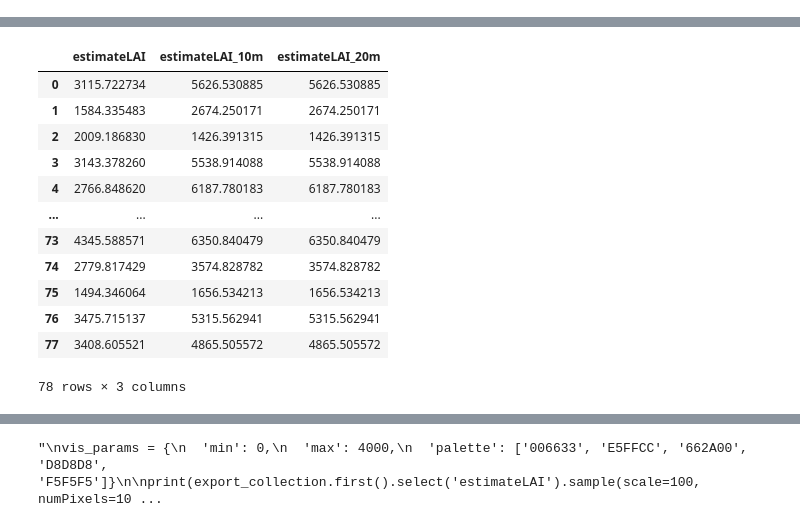
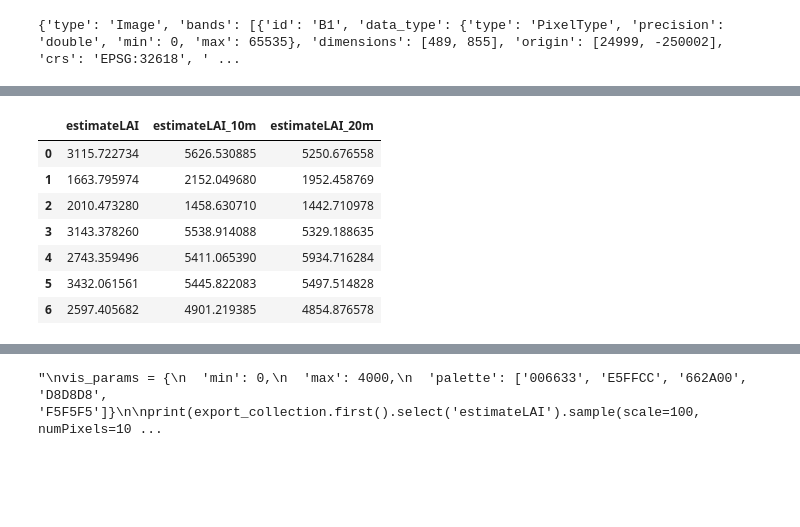
Before and after one commit to kateharvey/ALR-Sentinel2, a Jupyter notebook: SL2P_working.ipynb, the cells around one changed output, grey strips where cells are left out. Saved outputs shown, nothing was run; the diff lists cells and outputs as text; code cells hidden in the pictures; blank space fills up the shorter version.

Commit message:
updated SL2P10_20m to reduce resolution correctly

```diff
--- a/SL2P_working.ipynb
+++ b/SL2P_working.ipynb
@@ -963,6 +983,36 @@ netOptions = VIS_OPTIONS[outputName][colName]
 numNets = ee.Number(ee.Feature((COLLECTION_OPTIONS[colName]["Network_Ind"]).first()).propertyNames().remove('Feature Index').remove('system:index').remove('lon').size())
 SL2P = ee.List.sequence(1,ee.Number(COLLECTION_OPTIONS[colName]["numVariables"]),1).map(lambda netNum: makeNetVars(COLLECTION_OPTIONS[colName]["Collection_SL2P"],numNets,netNum));
 errorsSL2P = ee.List.sequence(1,ee.Number(COLLECTION_OPTIONS[colName]["numVariables"]),1).map(lambda netNum: makeNetVars(COLLECTION_OPTIONS[colName]["Collection_SL2Perrors"],numNets,netNum));
+# %%
+# reduces all bands of input image to 20 m
+def reduceTo20m(input_image):
+    # load an image
+    image = input_image
+
+    # set a default projection to 20 m resolution using B11
+    defaultCrs = image.select(10).projection().crs()
+    defaultScale = image.select(10).projection().nominalScale()
+
+    # load a copy of the image and reduce resolution using the above
+    resampled_image = image.setDefaultProjection(crs=defaultCrs, scale=defaultScale)           # sets all bands to 20 m resolution
+    resampled_image = resampled_image.reduceResolution(reducer=ee.Reducer.mean(), bestEffort=True, maxPixels=ee.Number(2))         # resample the image
+
+    return resampled_image
+# %%
+input_collection_20m = ee.ImageCollection(COLLECTION_OPTIONS[colName]["name"]) \
+                     .filterBounds(mapBounds) \
+                     .filterDate(startDate, endDate) \
+                     .filterMetadata(colOptions["Cloudcover"],'less_than',maxCloudcover) \
+                     .limit(5000) \
+                     .map(lambda image: addDate(image)) \
+                     .map(lambda image: image.clip(mapBounds)) \
+                     .map(lambda image: s2MaskClear(image)) \
+                     .map(lambda image: addS2Geometry(colOptions, image)) \
+                     .map(lambda image: reduceTo20m(image))
+
+print(input_collection_20m.first().getInfo())
+# %% [output]
+{'type': 'Image', 'bands': [{'id': 'B1', 'data_type': {'type': 'PixelType', 'precision': 'double', 'min': 0, 'max': 65535}, 'dimensions': [489, 855], 'origin': [24999, -250002], 'crs': 'EPSG:32618', ' ...
 # %%
 # =================================
 # TEST FOR SL2P10_20m
@@ -975,37 +1025,38 @@ input_collection_20m = ee.ImageCollection(COLLECTION_OPTIONS[colName]["name"]) \
                      .filterDate(startDate, endDate) \
                      .filterMetadata(colOptions["Cloudcover"],'less_than',maxCloudcover) \
                      .limit(5000) \
-                     .map(lambda image: reduceTo20m(image)) \
                      .map(lambda image: addDate(image)) \
                      .map(lambda image: image.clip(mapBounds)) \
                      .map(lambda image: s2MaskClear(image)) \
-                     .map(lambda image: addS2Geometry(colOptions, image))
+                     .map(lambda image: addS2Geometry(colOptions, image)) \
+                     .map(lambda image: reduceTo20m(image))
+
 print(input_collection_20m.size().getInfo())
-
+# print(input_collection_20m.first().select('B3').projection().crs().getInfo())
+# print(input_collection_20m.first().select('B3').projection().nominalScale().getInfo())
 
 if outputName == "Surface_Reflectance":
-    export_collection_20m = input_collection_20m;
+    export_collection_20m = input_collection_20m
 else:
     # get partition used to select network
-    partition = (COLLECTION_OPTIONS[colName]["partition"]).filterBounds(mapBounds).mosaic().clip(mapBounds).rename('partition');
+    partition = (COLLECTION_OPTIONS[colName]["partition"]).filterBounds(mapBounds).mosaic().clip(mapBounds).rename('partition')
 
     # pre process input imagery and flag invalid inputs
     input_collection_20m = input_collection_20m.map(lambda image: s2MaskLand(image)) \
-                                       .map(lambda image: scaleBands(netOptions["inputBands"],netOptions["inputScaling"],image)) \
-                                       .map(lambda image: invalidInput(COLLECTION_OPTIONS[colName]["sl2pDomain"],netOptions["inputBands"],image))
+                                               .map(lambda image: scaleBands(netOptions["inputBands"],netOptions["inputScaling"],image)) \
+                                               .map(lambda image: invalidInput(COLLECTION_OPTIONS[colName]["sl2pDomain"],netOptions["inputBands"],image))
 
     # apply networks to produce mapped parameters
     estimateSL2P_20m = input_collection_20m.map(lambda image: wrapperNNets(SL2P, partition, netOptions, COLLECTION_OPTIONS[colName], "estimate", image))
-    # print(estimateSL2P.getInfo())
     uncertaintySL2P_20m = input_collection_20m.map(lambda image: wrapperNNets(errorsSL2P, partition, netOptions, COLLECTION_OPTIONS[colName], "error", image))
 
     # scale and offset mapped parameter bands
     estimateSL2P_20m = estimateSL2P_20m.map(lambda image: image.addBands(image.select("estimate"+outputName) \
-                                                                 .multiply(ee.Image.constant(outputScale)) \
-                                                                 .add(ee.Image.constant(outputOffset)), overwrite = True));
+                                                               .multiply(ee.Image.constant(outputScale)) \
+                                                               .add(ee.Image.constant(outputOffset)), overwrite = True))
     uncertaintySL2P_20m = uncertaintySL2P_20m.map(lambda image: image.addBands(image.select("error"+outputName) \
-                                                                       .multiply(ee.Image.constant(outputScale)) \
-                                                                       .add(ee.Image.constant(outputOffset)),overwrite = True));
+                                                                     .multiply(ee.Image.constant(outputScale)) \
+                                                                     .add(ee.Image.constant(outputOffset)),overwrite = True))
 
     # produce final export collection
     export_collection_20m = input_collection_20m.select(['date','QC']).combine(estimateSL2P_20m).combine(uncertaintySL2P_20m)
@@ -1074,44 +1124,39 @@ displayImage(export_collection_10m.mosaic().select('estimate'+outputName),0+outp
 
 export_10m = export_collection_10m.first()
 export_20m = export_collection_20m.first()
 
 export_10m = export_10m.select('estimate'+outputName).rename('estimate'+outputName+'_10m')
 export_20m = export_20m.select('estimate'+outputName).rename('estimate'+outputName+'_20m')
 
 # get the first image in export_collection ; add all bands from corresponding image in export_collection_10m and export_collection_10m
 full_image = export_collection.first().addBands(export_10m).addBands(export_20m)
 
 # sample the composed image with SL2P10_10m and SL2P10_20m bands
-samples = full_image.select('estimate'+outputName, 'estimate'+outputName+'_10m', 'estimate'+outputName+'_20m').sample(numPixels=100, projection=export_collection.first().select('estimate'+outputName)\
-                                                             .projection(), scale=20).getInfo()
+samples = full_image.select('estimate'+outputName, 'estimate'+outputName+'_10m', 'estimate'+outputName+'_20m').sample(numPixels=10, projection=export_collection.first().select('estimate'+outputName)\
+                                                             .projection(), scale=10).getInfo()
 
 list_length = len(samples['features'])
 estimate_list = []
 
 # populate an array with the estimate for SL2P, SL2P10_10m, SL2P10_20m
 for i in range(list_length):
     temp_list = []
     temp_list.append(samples['features'][i]['properties']['estimate'+outputName])
     temp_list.append(samples['features'][i]['properties']['estimate'+outputName+'_10m'])
     temp_list.append(samples['features'][i]['properties']['estimate'+outputName+'_20m'])
     estimate_list.append(temp_list)
 
 # print(estimate_list)
 
 estimate_array = pd.DataFrame(estimate_list)
 estimate_array = estimate_array.rename(columns={0:'estimate'+outputName, 1:'estimate'+outputName+'_10m', 2:'estimate'+outputName+'_20m'})
 estimate_array
 # %% [output]
 |  | estimateLAI | estimateLAI_10m | estimateLAI_20m |
-| 0 | 3115.722734 | 5626.530885 | 5626.530885 |
-| 1 | 1584.335483 | 2674.250171 | 2674.250171 |
-| 2 | 2009.186830 | 1426.391315 | 1426.391315 |
-| 3 | 3143.378260 | 5538.914088 | 5538.914088 |
-| 4 | 2766.848620 | 6187.780183 | 6187.780183 |
-| ... | ... | ... | ... |
-| 73 | 4345.588571 | 6350.840479 | 6350.840479 |
-| 74 | 2779.817429 | 3574.828782 | 3574.828782 |
-| 75 | 1494.346064 | 1656.534213 | 1656.534213 |
-| 76 | 3475.715137 | 5315.562941 | 5315.562941 |
-| 77 | 3408.605521 | 4865.505572 | 4865.505572 |
+| 0 | 3115.722734 | 5626.530885 | 5250.676558 |
+| 1 | 1663.795974 | 2152.049680 | 1952.458769 |
+| 2 | 2010.473280 | 1458.630710 | 1442.710978 |
+| 3 | 3143.378260 | 5538.914088 | 5329.188635 |
+| 4 | 2743.359496 | 5411.065390 | 5934.716284 |
+| 5 | 3432.061561 | 5445.822083 | 5497.514828 |
+| 6 | 2597.405682 | 4901.219385 | 4854.876578 |
-78 rows × 3 columns
```
Also changed, not shown: parts of 15 cells of this notebook.
